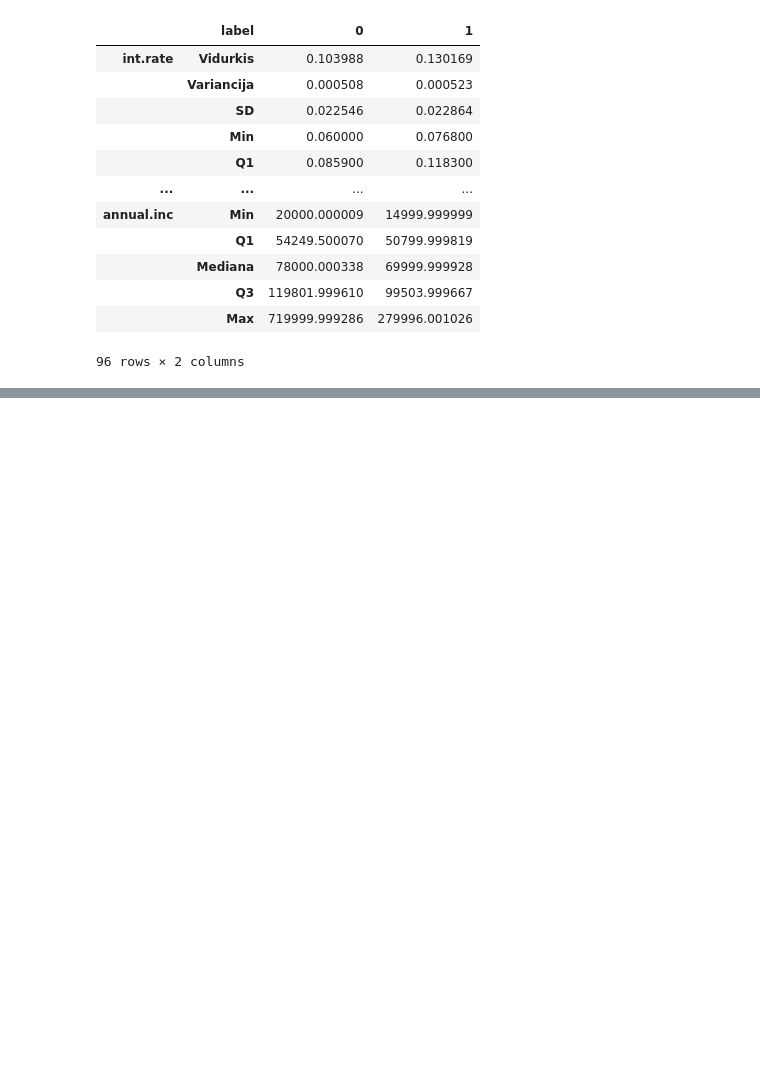
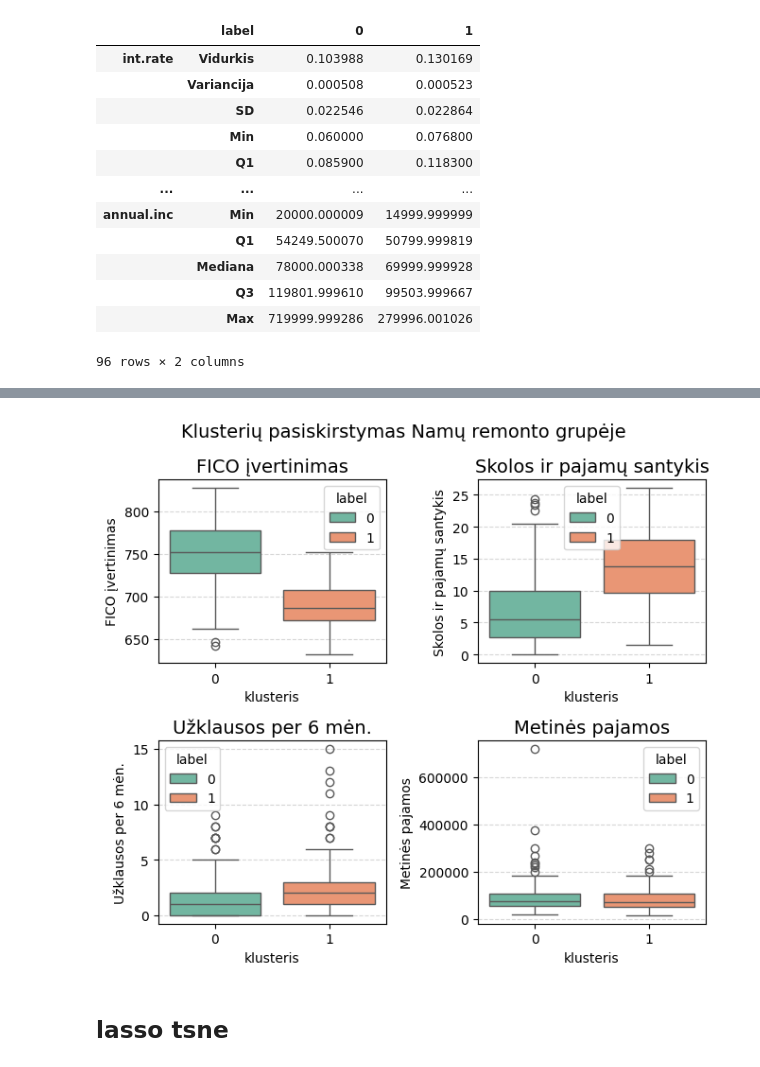
Before and after one commit to EvelinaDu/Papildomi_duomenu_vizualizavimo_skyriai, a Jupyter notebook: 3_laboratorinis/main.ipynb, the cells around one changed output, grey strips where cells are left out. Cells and saved outputs as stored; diff of their text form; code cells hidden in the pictures; blank space fills up the shorter version.

```diff
--- a/3_laboratorinis/main.ipynb
+++ b/3_laboratorinis/main.ipynb
@@ -447,0 +483,6 @@ Passing `palette` without assigning `hue` is deprecated and will be removed in v
+# %%
+plot_2x2_boxplots(data_w_clusters_home_full, 'Namų remonto')
+# %% [output]
+[figure, added]
+# %% [markdown]
+## lasso tsne
```
Also changed, not shown: parts of 19 cells of this notebook.
